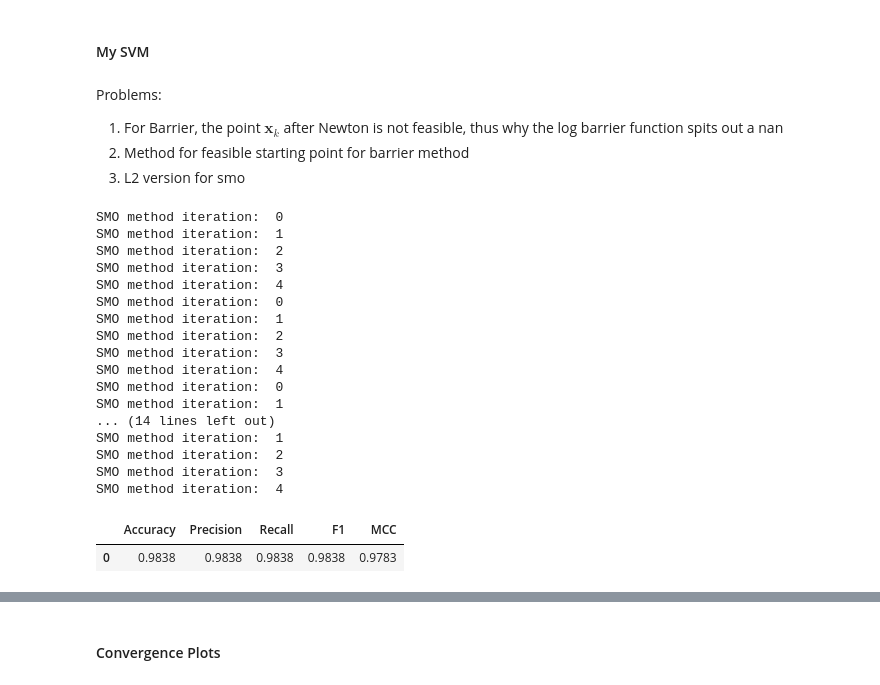
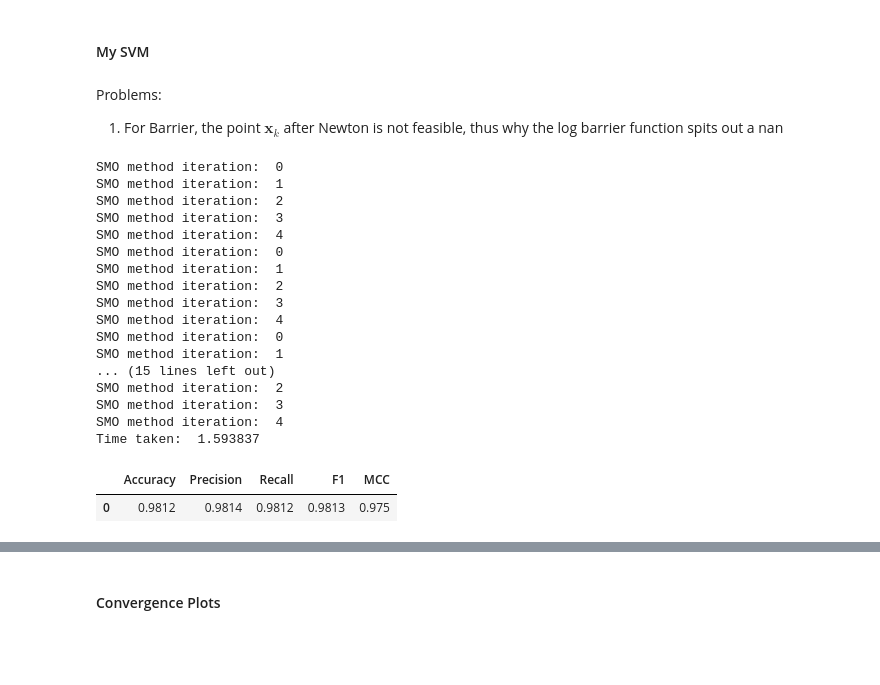
Before and after one commit to udeepam/svm, a Jupyter notebook: notebooks/main.ipynb, the cells around one changed output, grey strips where cells are left out. Saved outputs shown, nothing was run; the diff lists cells and outputs as text; code cells hidden in the pictures; blank space fills up the shorter version.

```diff
--- a/notebooks/main.ipynb
+++ b/notebooks/main.ipynb
@@ -390,5 +77,3 @@ measure_performance(y_test, cheat_pred, average="macro")
 # %% [markdown]
 Problems:
 1. For Barrier, the point $\mathbf{x}_k$ after Newton is not feasible, thus why the log barrier function spits out a nan
-2. Method for feasible starting point for barrier method
-3. L2 version for smo
@@ -400,47 +86,47 @@ y_train_ovr = split4ovr(y_train)
 # %%
 # Parameters
 # Initialise SVM
-svm = SVC(C=1.0,
-          kernel="gauss",
-          param='scale',
-          decision_function_shape="ovo",
-          loss_fn='L2',
-          opt_algo="smo")
+L1_svm = SVC(C=1.0,
+              kernel="gauss",
+              param='scale',
+              decision_function_shape="ovo",
+              loss_fn='L1',
+              opt_algo="smo")
 
-# Train OVR: svm.fit(x_train, y_train_ovr)
 
-# svm.fit(x_train_ovo, y_train_ovo,
-#         t=1,
-#         mu=1.1,
-#         tol=1e-6,
-#         max_iter=100,
-#         tolNewton=1e-12,
-#         maxIterNewton=100)
+# L1_svm.fit(x_train_ovo, y_train_ovo,
+#             t=1,
+#             mu=20,
+#             tol=1e-6,
+#             max_iter=100,
+#             tolNewton=1e-12,
+#             maxIterNewton=100)
 
-svm.fit(x_train_ovo, y_train_ovo,
+L1_svm.fit(x_train_ovo, y_train_ovo,
         tol=1e-3,
         max_iter=5)
 
 # Test
-yhat = svm.predict(x_test)
-measure_performance(y_test, yhat, average="macro")
+L1_yhat = L1_svm.predict(x_test)
+print("Time taken: ", L1_svm.time_taken)
+measure_performance(y_test, L1_yhat, average="macro")
 # %% [output]
 SMO method iteration:  0
 SMO method iteration:  1
 SMO method iteration:  2
 SMO method iteration:  3
 SMO method iteration:  4
 SMO method iteration:  0
 SMO method iteration:  1
 SMO method iteration:  2
 SMO method iteration:  3
 SMO method iteration:  4
 SMO method iteration:  0
 SMO method iteration:  1
-... (14 lines left out)
-SMO method iteration:  1
+... (15 lines left out)
 SMO method iteration:  2
 SMO method iteration:  3
 SMO method iteration:  4
+Time taken:  1.593837
 |  | Accuracy | Precision | Recall | F1 | MCC |
-| 0 | 0.9838 | 0.9838 | 0.9838 | 0.9838 | 0.9783 |
+| 0 | 0.9812 | 0.9814 | 0.9812 | 0.9813 | 0.975 |
```
Also changed, not shown: parts of 18 cells of this notebook, 9 other files.
